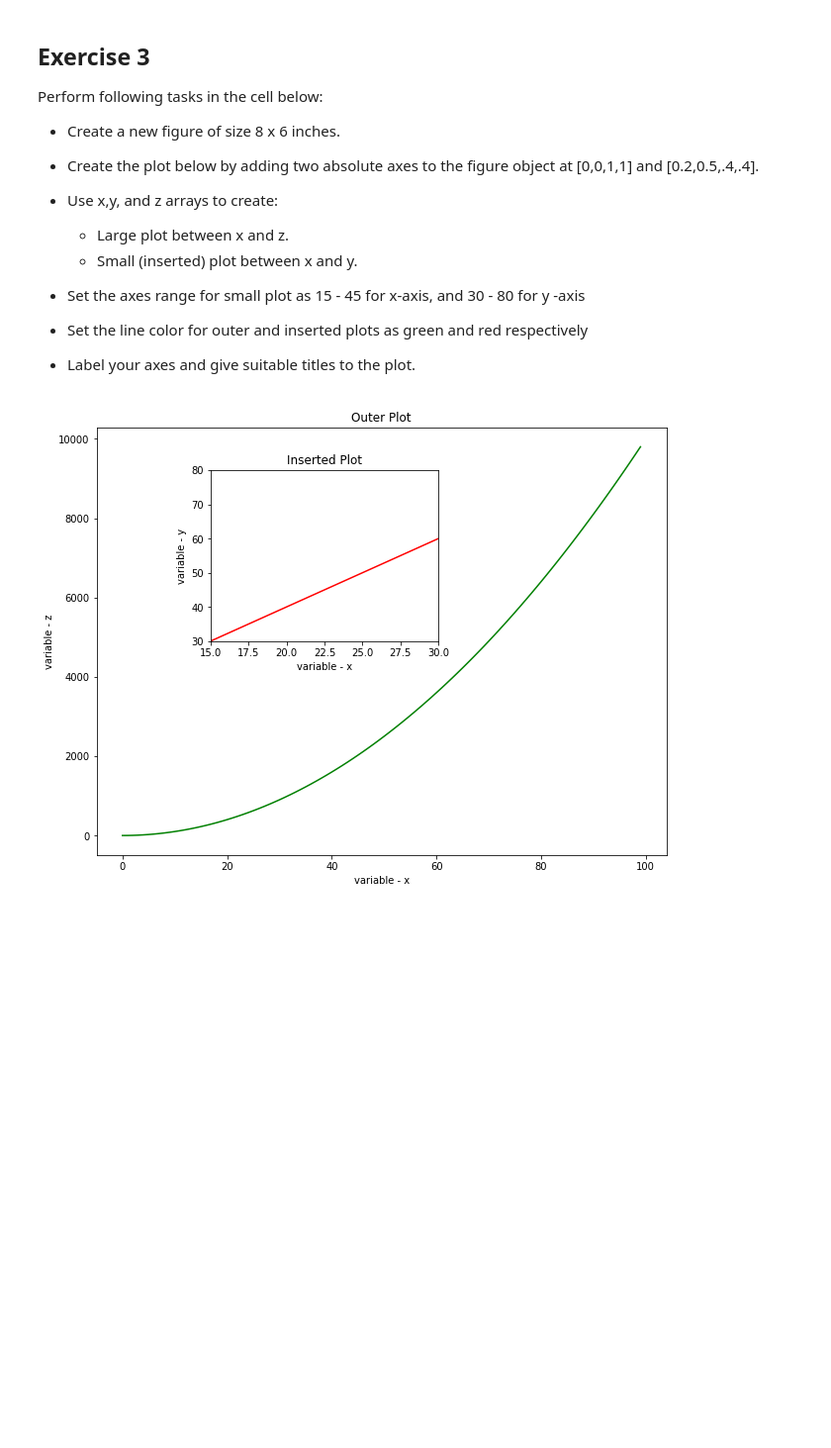
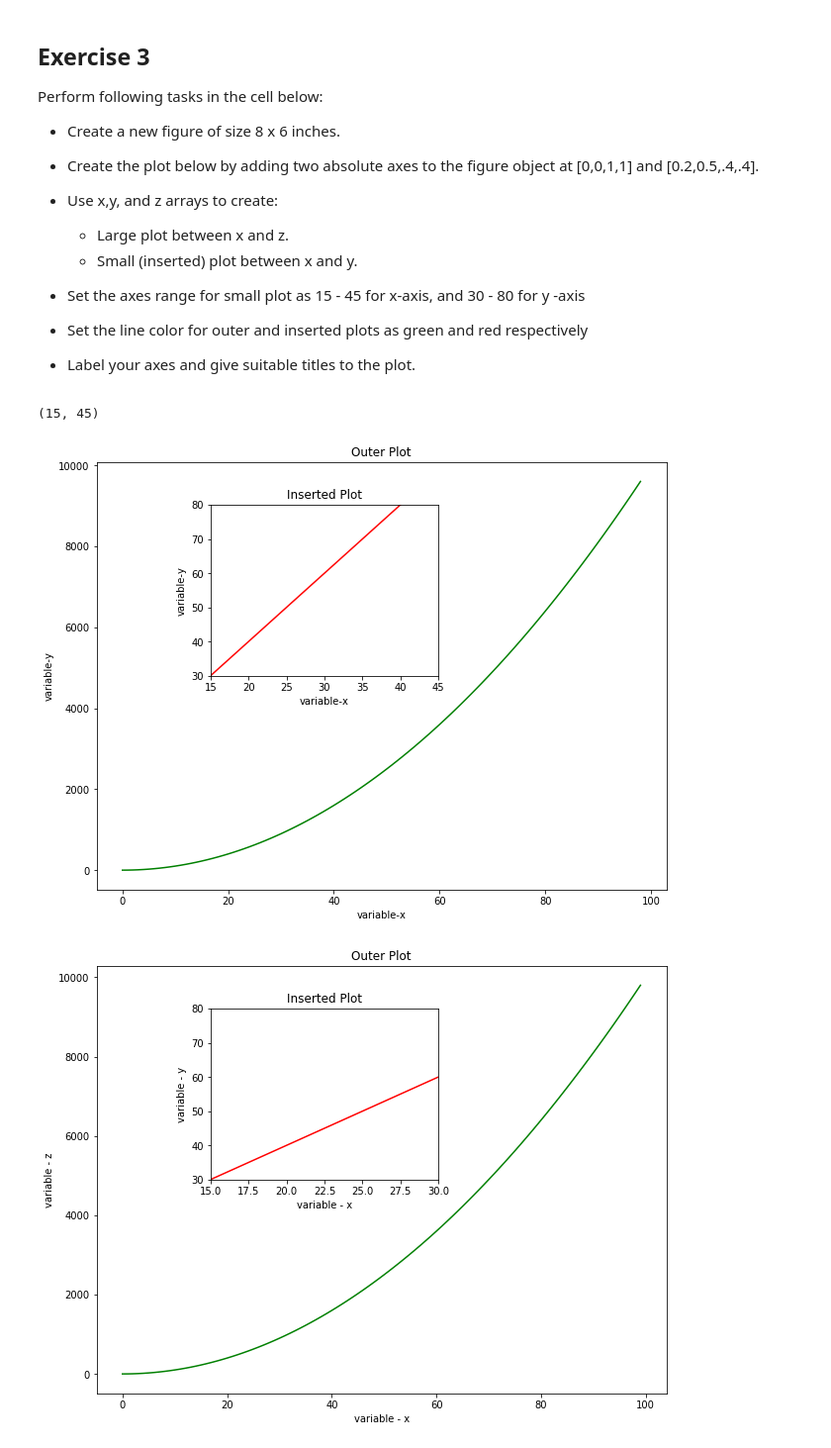
Before and after one commit to elenasm7/ds-matplotlib-intro-lab-nyc-ds-career-012819, a Jupyter notebook: index.ipynb, the cells around one changed output. Shown at 99% size. Cells and saved outputs as stored; diff of their text form; code cells hidden in the pictures; blank space fills up the shorter version.

```diff
--- a/index.ipynb
+++ b/index.ipynb
@@ -120,22 +120,25 @@ Perform following tasks in the cell below:
 * Set the line color for outer and inserted plots as green and red respectively
 * Label your axes and give suitable titles to the plot.
 # %%
-fig = plt.figure(figsize=(12,6))
+fig = plt.figure(figsize=(8,6))
 ax1 = fig.add_axes([0,0,1,1])
 ax1.plot(x,z,color='g')
 ax1.set_title('Outer Plot')
 ax1.set_ylabel('variable-y')
 ax1.set_xlabel('variable-x')
 
 
 
 ax2 = fig.add_axes([0.2,0.5,.4,.4])
 ax2.plot(x,y,color='r')
 ax2.set_title('Inserted Plot')
 ax2.set_ylabel('variable-y')
 ax2.set_xlabel('variable-x')
 ax2.set_ylim(30,80)
 ax2.set_xlim(15,45)
+# %% [output]
+(15, 45)
+[figure, added]
 # %%
 # %% [output]
 [figure]
```
